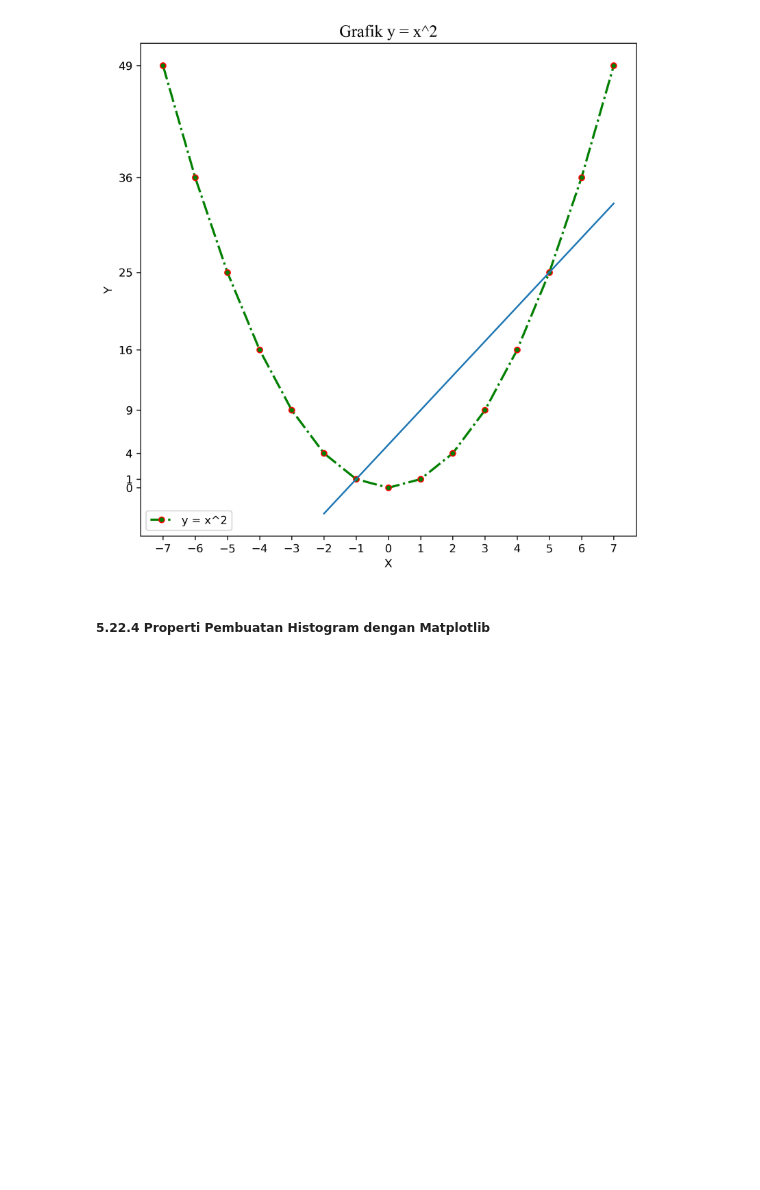
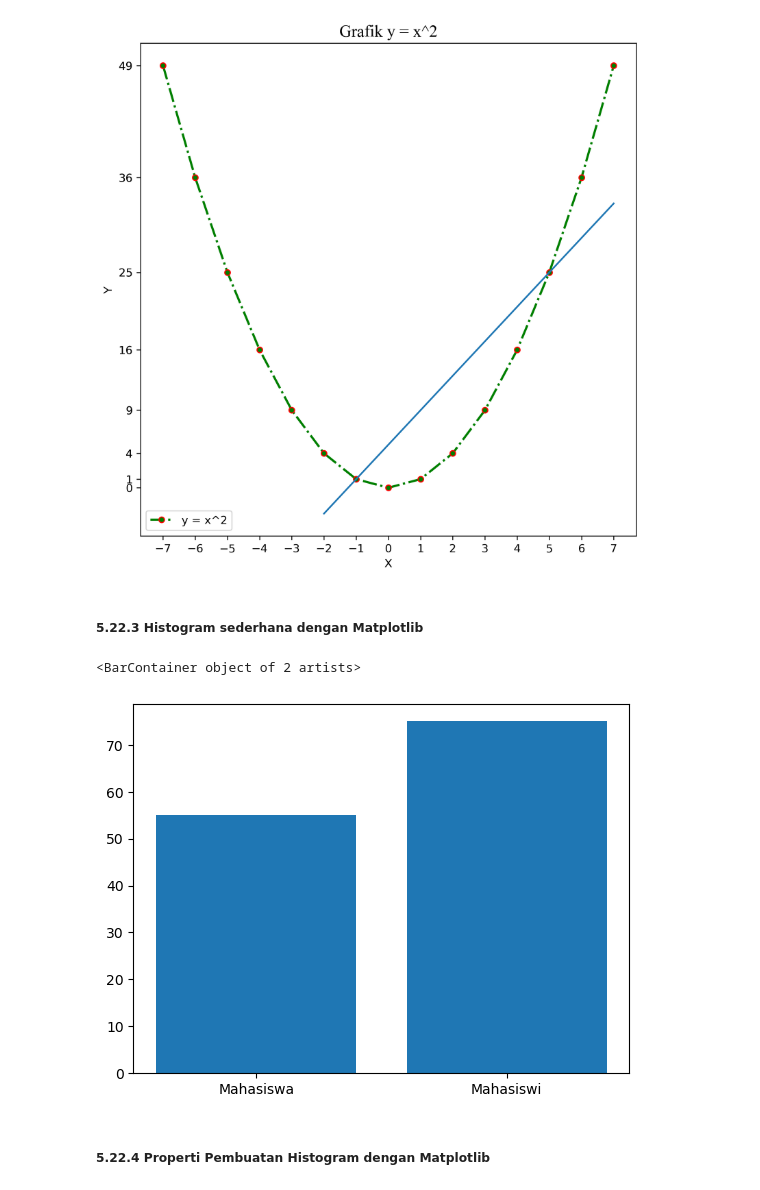
Before and after one commit to deswintadhrm/Tugas-Algoritma, a Jupyter notebook: Kuliah Minggu 6 (10 April 2023).ipynb, the cells around one changed output. Saved outputs shown, nothing was run; the diff lists cells and outputs as text; code cells hidden in the pictures; blank space fills up the shorter version.

```diff
--- a/Kuliah Minggu 6 (10 April 2023).ipynb
+++ b/Kuliah Minggu 6 (10 April 2023).ipynb
@@ -181,5 +372,15 @@ plt.savefig('grafik.png',dpi=300)
 plt.show()
 # %% [output]
 [figure]
+# %% [markdown]
+##### 5.22.3 Histogram sederhana dengan Matplotlib
+# %%
+gender = ['Mahasiswa','Mahasiswi']
+jumlah = [55,75]
+
+plt.bar(gender,jumlah)
+# %% [output]
+<BarContainer object of 2 artists>
+[figure, added]
 # %% [markdown]
 ##### 5.22.4 Properti Pembuatan Histogram dengan Matplotlib
```
Also changed, not shown: parts of 27 cells of this notebook.
